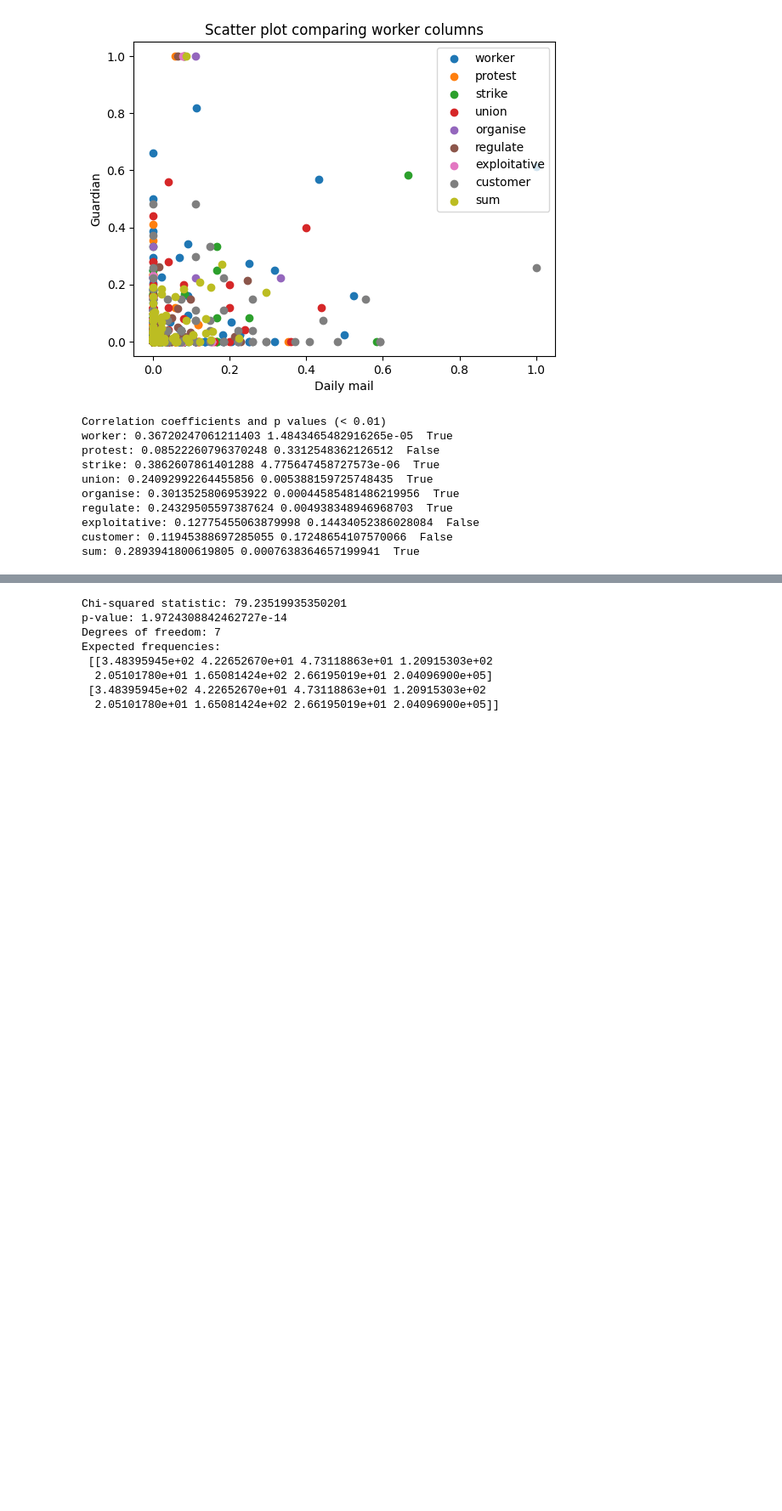
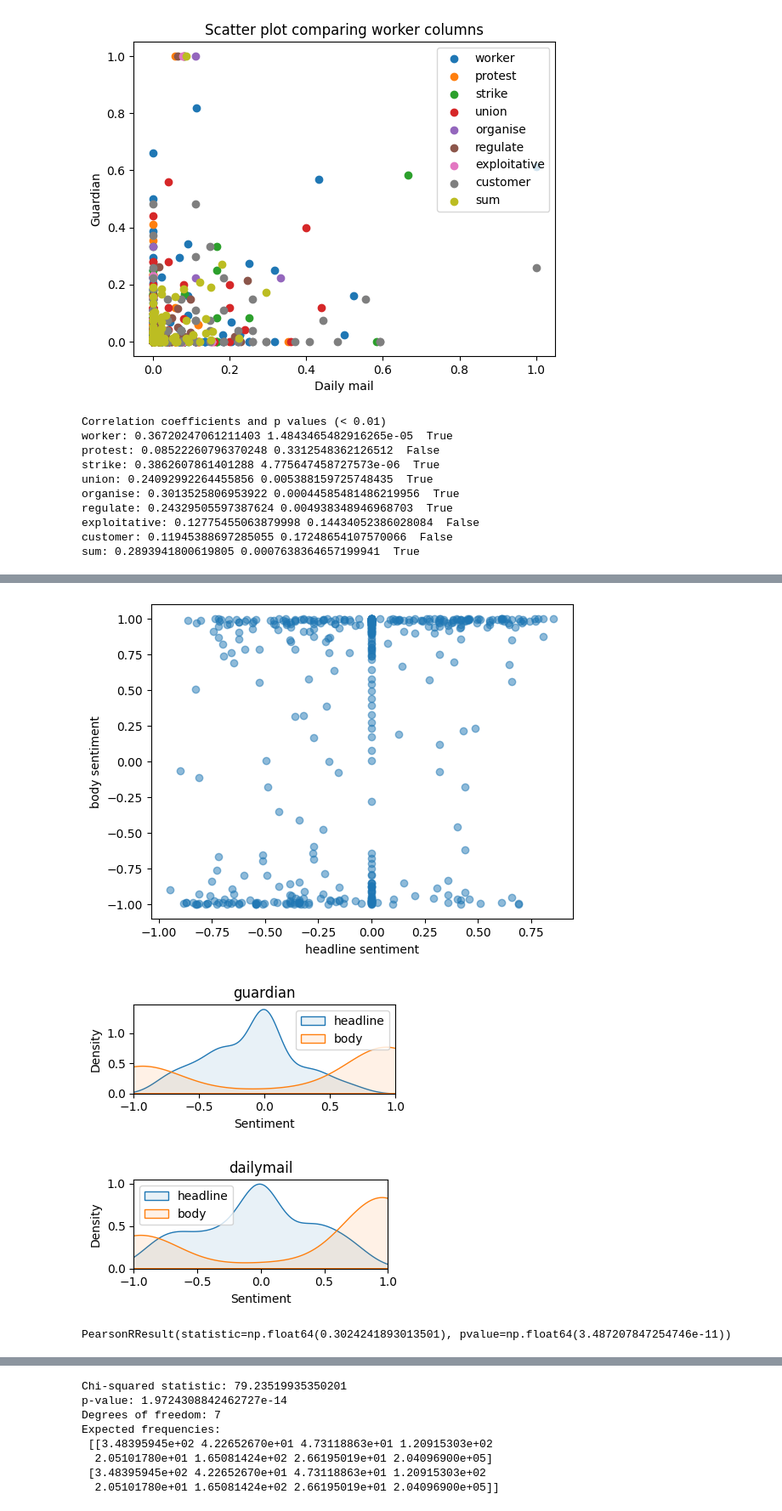
Before and after one commit to dmh21za/compmeth, a Jupyter notebook: summative.ipynb, the cells around one changed output, grey strips where cells are left out. Shown at 85% size. Cells and saved outputs as stored; diff of their text form; code cells hidden in the pictures; blank space fills up the shorter version.

```diff
--- a/summative.ipynb
+++ b/summative.ipynb
@@ -1080,0 +1147,37 @@ NameError: name 'df_sent' is not defined
+# %%
+# This block will plot sentiment of a headline against body
+df = load_articles('./final_data.json')
+# preserve published, body, headline (index)
+df = df[['published', 'paper', 'headline', 'body']]
+
+# get sentiments of headline and body
+df['headline_sentiment'] = df['headline'].apply(get_sentiment)
+df['body_sentiment'] = df['body'].apply(get_sentiment)
+# %%
+# plot sentiment of headline against body
+plt.scatter(df['headline_sentiment'], df['body_sentiment'], alpha=0.5)
+plt.xlabel('headline sentiment')
+plt.ylabel('body sentiment')
+plt.show()
+
+# do a kde of body and headline
+for p in ['guardian', 'dailymail']:
+  sns.kdeplot(data=df[df['paper'] == p], x="headline_sentiment", fill=True, common_norm=False, alpha = 0.1)
+  sns.kdeplot(data=df[df['paper'] == p], x="body_sentiment", fill=True, common_norm=False, alpha = 0.1)
+  plt.title(p)
+  plt.xlim(-1, 1)
+  plt.gcf().set_size_inches(4, 2)
+  plt.xlabel('Sentiment')
+  plt.ylabel('Density')
+  # add legend for headline and body
+  plt.legend(labels=['headline', 'body'])
+  plt.tight_layout()
+  plt.show()
+
+# get pearson coefficient
+print(stats.pearsonr(df['headline_sentiment'], df['body_sentiment']))
+# %% [output]
+[figure, added]
+[figure, added]
+[figure, added]
+PearsonRResult(statistic=np.float64(0.3024241893013501), pvalue=np.float64(3.487207847254746e-11))
```
Also changed, not shown: parts of 7 cells of this notebook.
